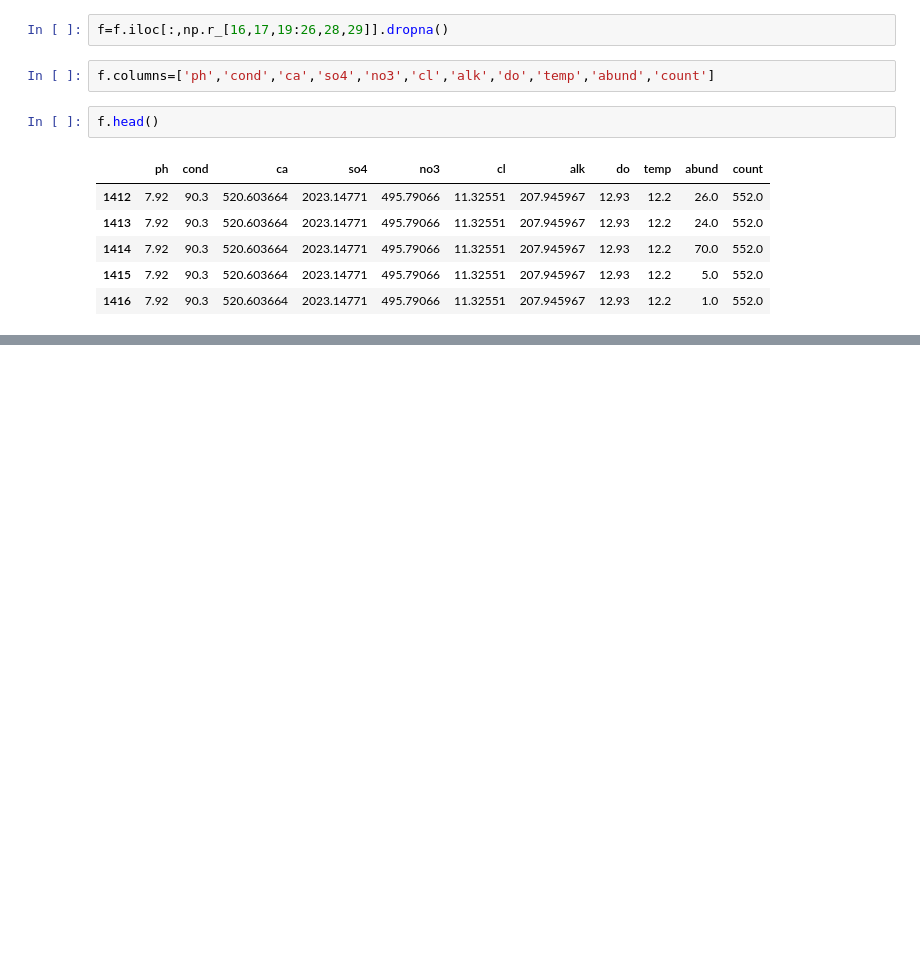
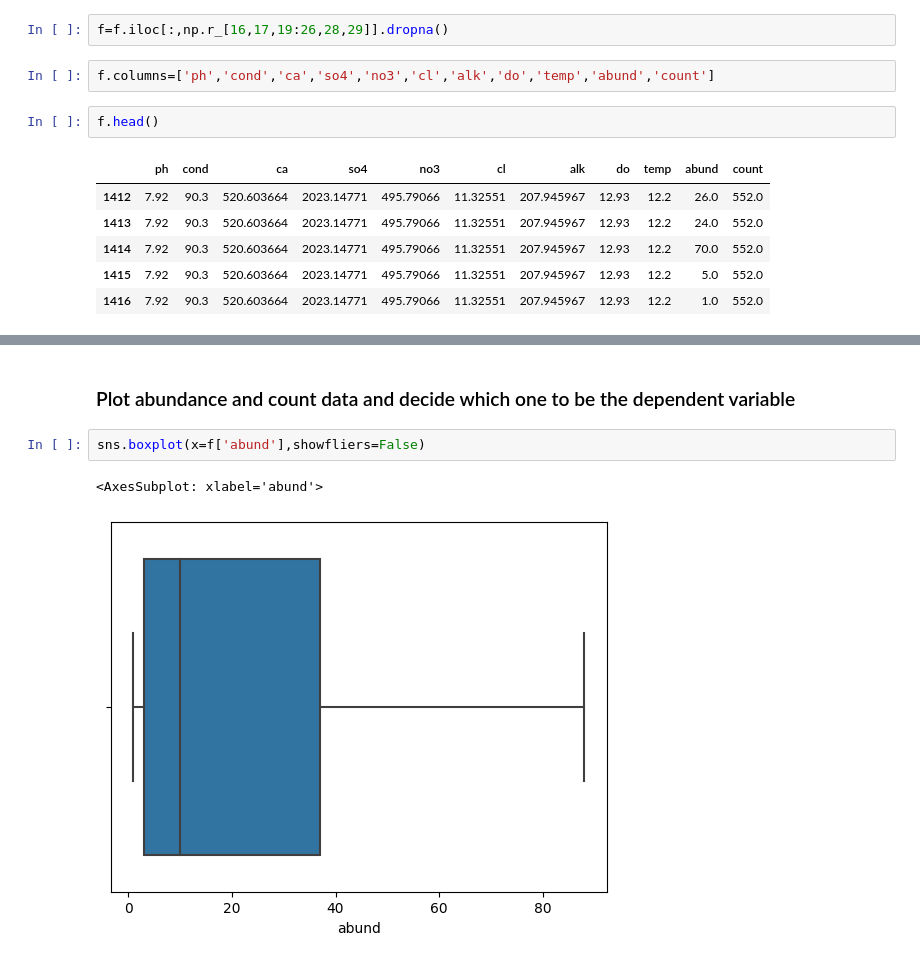
Before and after one commit to ruihan1228/DS, a Jupyter notebook: CapstoneOne/Part_1.ipynb, the cells around one changed output, grey strips where cells are left out. Cells and saved outputs as stored; diff of their text form; blank space fills up the shorter version.

```diff
--- a/CapstoneOne/Part_1.ipynb
+++ b/CapstoneOne/Part_1.ipynb
@@ -65,3 +68,10 @@ f.describe()
 | 50% | 7.850000 | 247.900000 | 1500.184776 | 485.479168 | 277.075589 | 180.064581 | 1522.180082 | 8.300000 | 21.570000 | 10.000000 | 542.000000 |
 | 75% | 8.120000 | 386.250000 | 2541.961404 | 1760.728193 | 854.468882 | 337.710341 | 2273.172864 | 9.200000 | 24.180000 | 37.000000 | 1147.000000 |
 | max | 9.290000 | 4000.000000 | 13163.372680 | 32003.597560 | 18022.569000 | 7220.786840 | 6175.374547 | 16.380000 | 30.100000 | 1835.000000 | 4739.000000 |
+# %% [markdown]
+### Plot abundance and count data and decide which one to be the dependent variable
+# %%
+sns.boxplot(x=f['abund'],showfliers=False)
+# %% [output]
+<AxesSubplot: xlabel='abund'>
+[figure, added]
```
Also changed, not shown: parts of 18 cells of this notebook.
